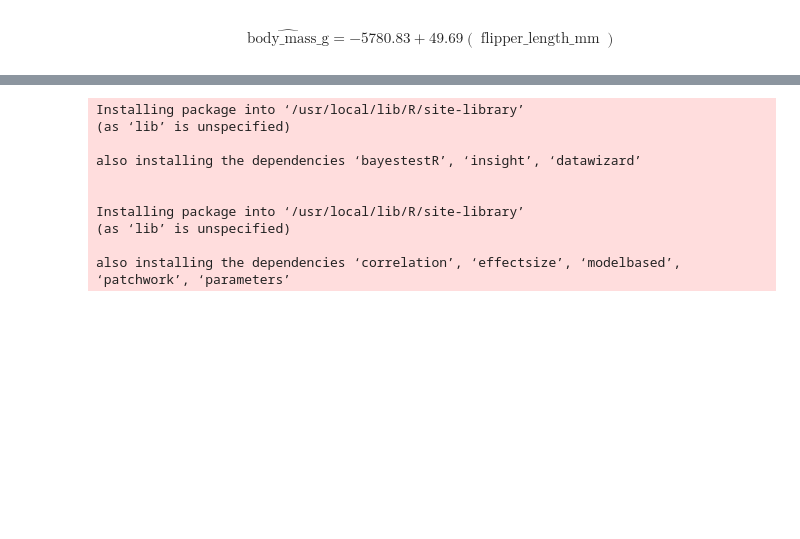
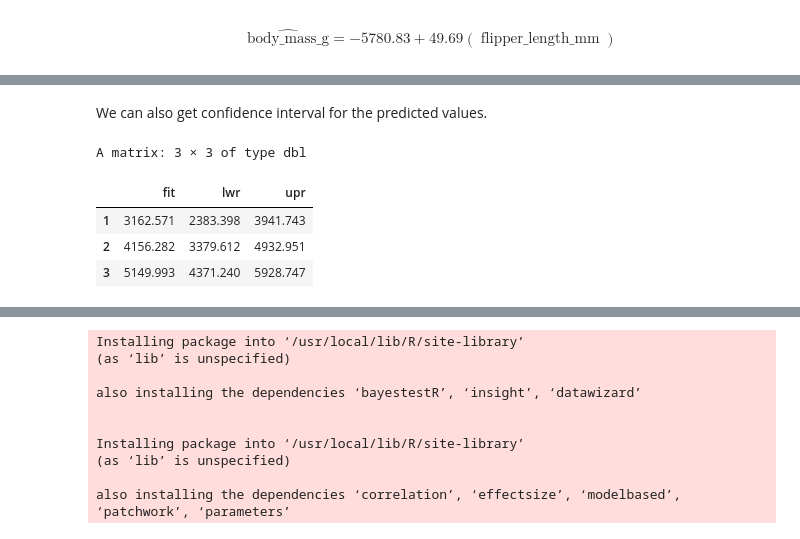
Before and after one commit to manishdatt-edu/biostats, a Jupyter notebook: regression.ipynb, the cells around one changed output, grey strips where cells are left out. Drawn from its saved outputs; the diff is of its cells as text; code cells hidden in the pictures; blank space fills up the shorter version.

```diff
--- a/regression.ipynb
+++ b/regression.ipynb
@@ -302,0 +358,3 @@ $$
+# %%
+new_penguins <- data.frame(flipper_length_mm = c(180, 200, 220))
+data.frame(predict(model, newdata = new_penguins))
@@ -302,0 +368,11 @@ $$
+# %% [markdown]
+We can also get confidence interval for the predicted values.
+# %%
+# Get predictions along with 95% prediction intervals
+predict(model, newdata = new_penguins, interval = "prediction")
+# %% [output]
+A matrix: 3 × 3 of type dbl
+|  | fit | lwr | upr |
+| 1 | 3162.571 | 2383.398 | 3941.743 |
+| 2 | 4156.282 | 3379.612 | 4932.951 |
+| 3 | 5149.993 | 4371.240 | 5928.747 |
```
Also changed, not shown: parts of 12 cells of this notebook, 1 other file.
